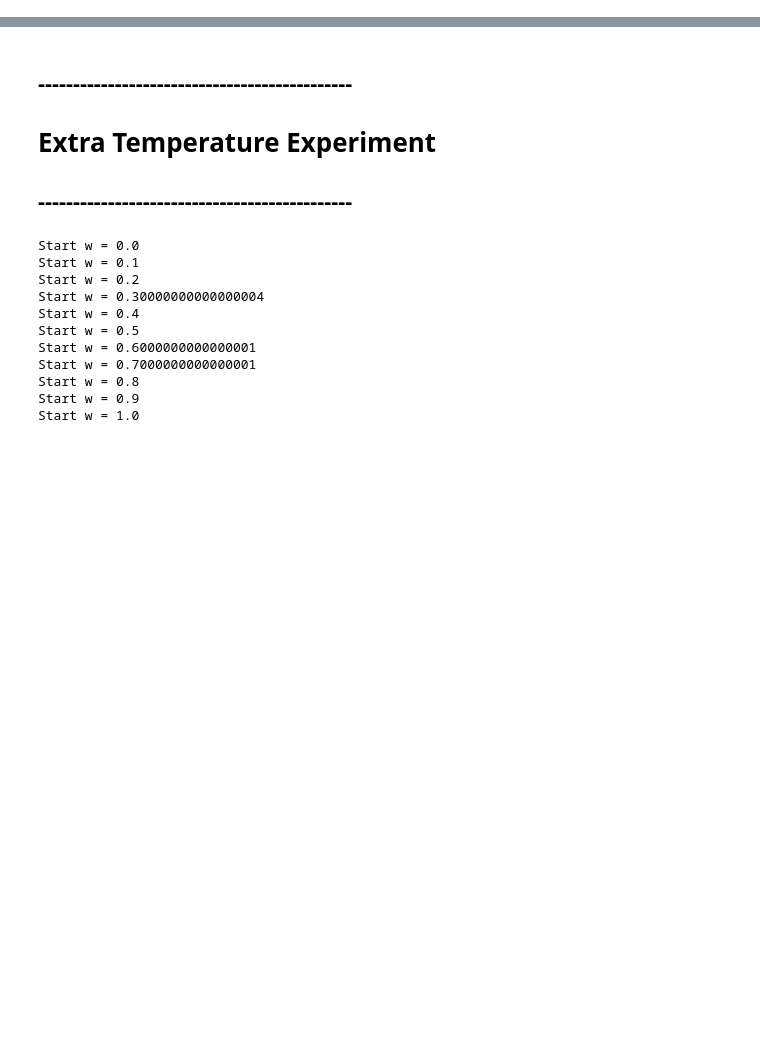
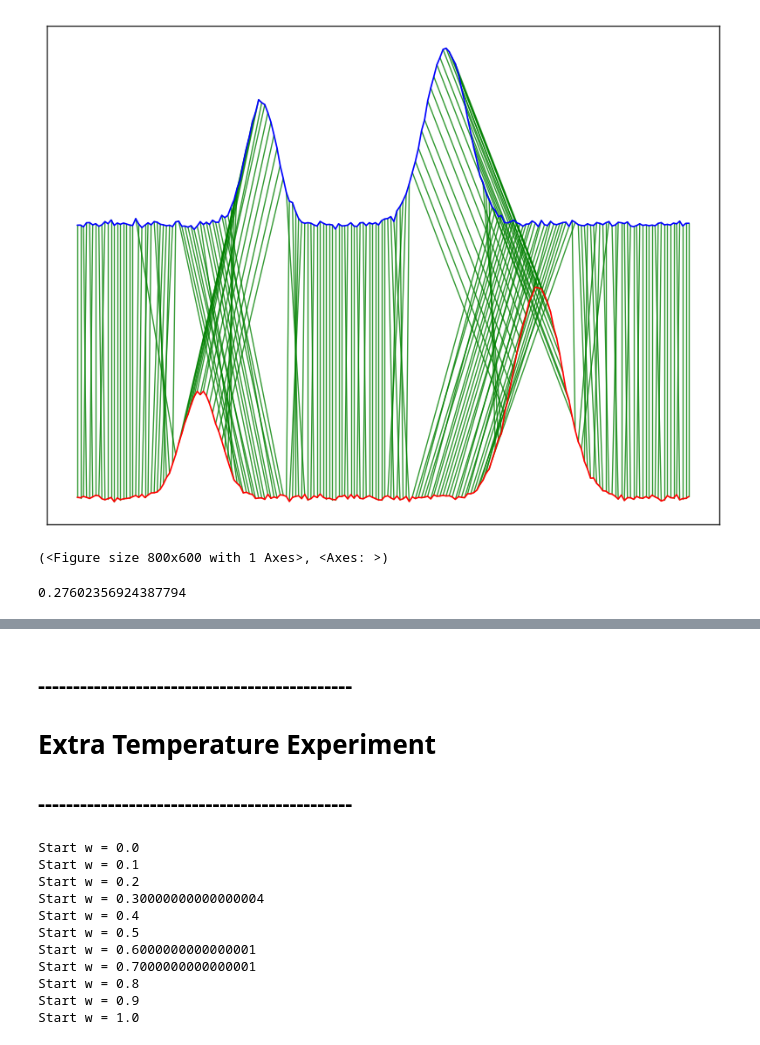
Before and after one commit to Thai-npd/TiOT-code, a Jupyter notebook: alignment_visual.ipynb, the cells around one changed output, grey strips where cells are left out. Cells and saved outputs as stored; diff of their text form; code cells hidden in the pictures; blank space fills up the shorter version.

```diff
--- a/alignment_visual.ipynb
+++ b/alignment_visual.ipynb
@@ -158,3 +156,10 @@ plt.show()
 # %%
-d, pi, w = TiOT_lib.TiOT(y1, y2, detail_mode=True)
-mapping = [(i,j, pi[i][j]) for i in range(len(pi[0])) for j in range(len(pi))]
+d, pi, w_opt = TiOT_lib.TiOT(x, y, detail_mode=True)
+plot_alignment(x, y, pi, filename='Alignment1_wopt')
+# %% [output]
+[figure, added]
+(<Figure size 800x600 with 1 Axes>, <Axes: >)
+# %%
+w_opt
+# %% [output]
+0.27602356924387794
```
Also changed, not shown: parts of 15 cells of this notebook, 7 other files.
